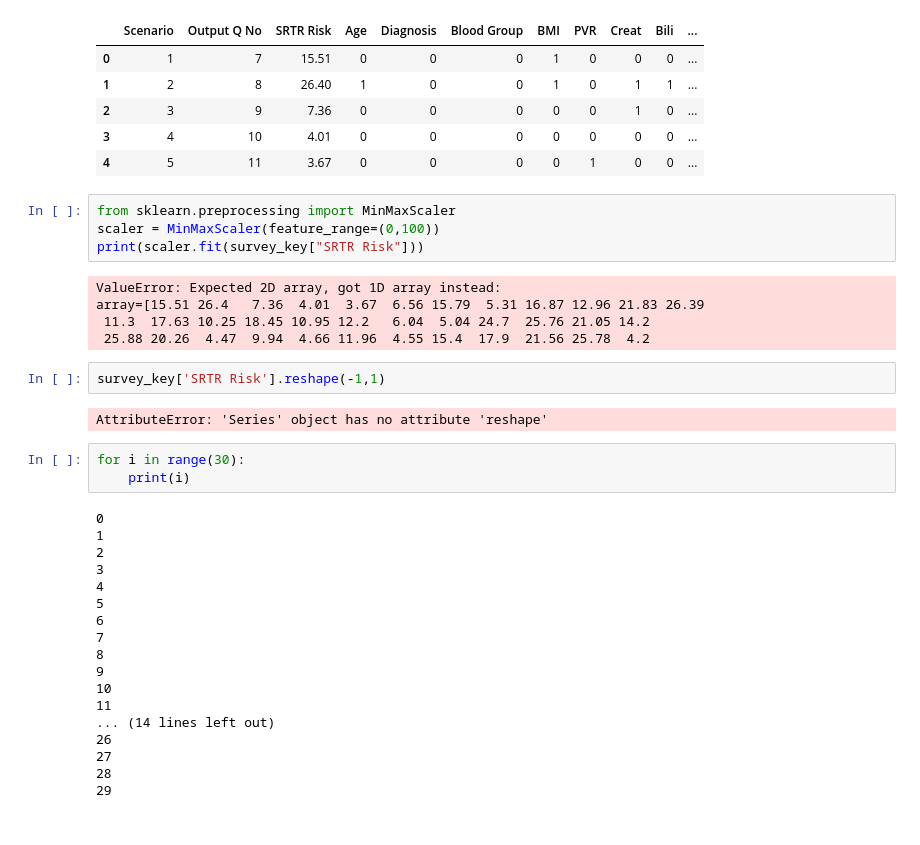
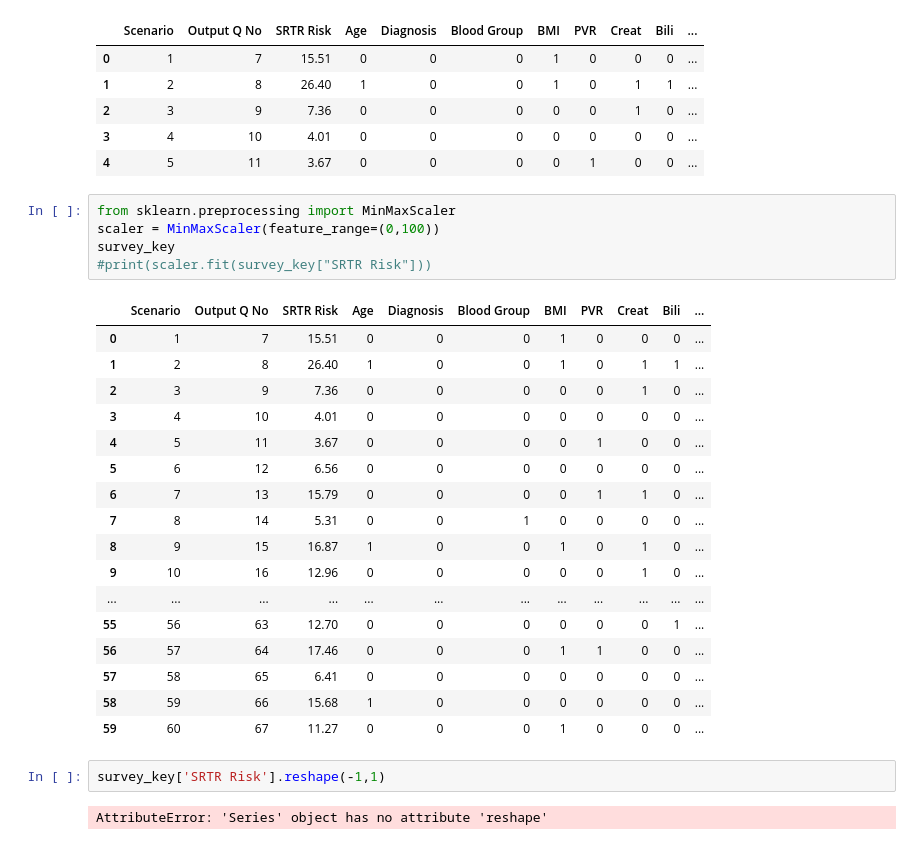
Before and after one commit to peterjmartinson/heart-survey, a Jupyter notebook: Survey.ipynb, the cells around one changed output. Cells and saved outputs as stored; diff of their text form.

```diff
--- a/Survey.ipynb
+++ b/Survey.ipynb
@@ -142,37 +142,30 @@ survey_key.head()
 # %%
 from sklearn.preprocessing import MinMaxScaler
 scaler = MinMaxScaler(feature_range=(0,100))
-print(scaler.fit(survey_key["SRTR Risk"]))
+survey_key
+#print(scaler.fit(survey_key["SRTR Risk"]))
 # %% [output]
-ValueError: Expected 2D array, got 1D array instead:
-array=[15.51 26.4   7.36  4.01  3.67  6.56 15.79  5.31 16.87 12.96 21.83 26.39
- 11.3  17.63 10.25 18.45 10.95 12.2   6.04  5.04 24.7  25.76 21.05 14.2
- 25.88 20.26  4.47  9.94  4.66 11.96  4.55 15.4  17.9  21.56 25.78  4.2
+|  | Scenario | Output Q No | SRTR Risk | Age | Diagnosis | Blood Group | BMI | PVR | Creat | Bili | ... |
+| 0 | 1 | 7 | 15.51 | 0 | 0 | 0 | 1 | 0 | 0 | 0 | ... |
+| 1 | 2 | 8 | 26.40 | 1 | 0 | 0 | 1 | 0 | 1 | 1 | ... |
+| 2 | 3 | 9 | 7.36 | 0 | 0 | 0 | 0 | 0 | 1 | 0 | ... |
+| 3 | 4 | 10 | 4.01 | 0 | 0 | 0 | 0 | 0 | 0 | 0 | ... |
+| 4 | 5 | 11 | 3.67 | 0 | 0 | 0 | 0 | 1 | 0 | 0 | ... |
+| 5 | 6 | 12 | 6.56 | 0 | 0 | 0 | 0 | 0 | 0 | 0 | ... |
+| 6 | 7 | 13 | 15.79 | 0 | 0 | 0 | 0 | 1 | 1 | 0 | ... |
+| 7 | 8 | 14 | 5.31 | 0 | 0 | 1 | 0 | 0 | 0 | 0 | ... |
+| 8 | 9 | 15 | 16.87 | 1 | 0 | 0 | 1 | 0 | 1 | 0 | ... |
+| 9 | 10 | 16 | 12.96 | 0 | 0 | 0 | 0 | 0 | 1 | 0 | ... |
+| ... | ... | ... | ... | ... | ... | ... | ... | ... | ... | ... | ... |
+| 55 | 56 | 63 | 12.70 | 0 | 0 | 0 | 0 | 0 | 0 | 1 | ... |
+| 56 | 57 | 64 | 17.46 | 0 | 0 | 0 | 1 | 1 | 0 | 0 | ... |
+| 57 | 58 | 65 | 6.41 | 0 | 0 | 0 | 0 | 0 | 0 | 0 | ... |
+| 58 | 59 | 66 | 15.68 | 1 | 0 | 0 | 0 | 0 | 0 | 0 | ... |
+| 59 | 60 | 67 | 11.27 | 0 | 0 | 0 | 1 | 0 | 0 | 0 | ... |
 # %%
 survey_key['SRTR Risk'].reshape(-1,1)
 # %% [output]
 AttributeError: 'Series' object has no attribute 'reshape'
-# %%
-for i in range(30):
-    print(i)
-# %% [output]
-0
-1
-2
-3
-4
-5
-6
-7
-8
-9
-10
-11
-... (14 lines left out)
-26
-27
-28
-29
 # %%
 ## Total sum of squares = Sigma (yi - ymean)^2
 tss_noscore = []
```
Also changed, not shown: parts of 5 cells of this notebook.
